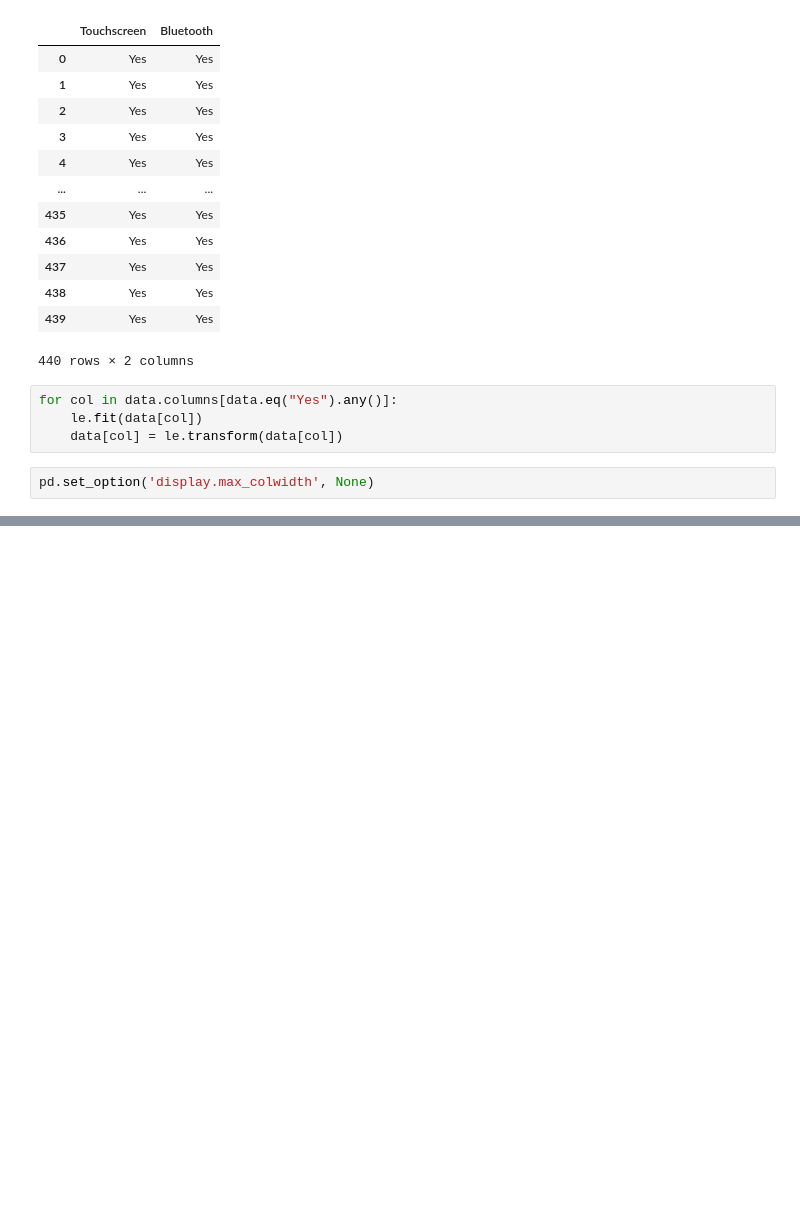
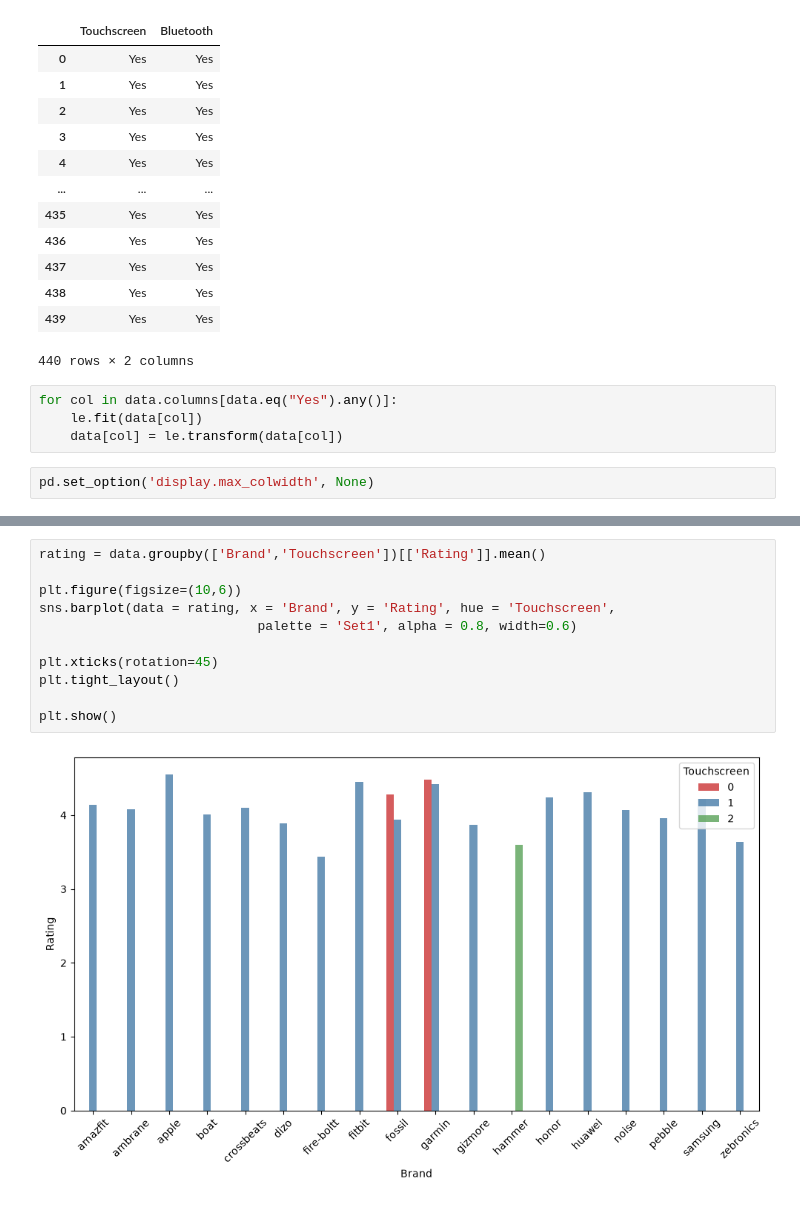
Before and after one commit to bhaveshsolanki159-codex/ML-mini-practice-Projects, a Jupyter notebook: Watch Price Predictions/main.ipynb, the cells around one changed output, grey strips where cells are left out. Cells and saved outputs as stored; diff of their text form; blank space fills up the shorter version.

```diff
--- a/Watch Price Predictions/main.ipynb
+++ b/Watch Price Predictions/main.ipynb
@@ -339,0 +461,13 @@ pd.set_option('display.max_colwidth', None)
+# %%
+rating = data.groupby(['Brand','Touchscreen'])[['Rating']].mean()
+
+plt.figure(figsize=(10,6))
+sns.barplot(data = rating, x = 'Brand', y = 'Rating', hue = 'Touchscreen',
+                            palette = 'Set1', alpha = 0.8, width=0.6)
+
+plt.xticks(rotation=45)
+plt.tight_layout()
+
+plt.show()
+# %% [output]
+[figure, added]
```
Also changed, not shown: parts of 22 cells of this notebook.
